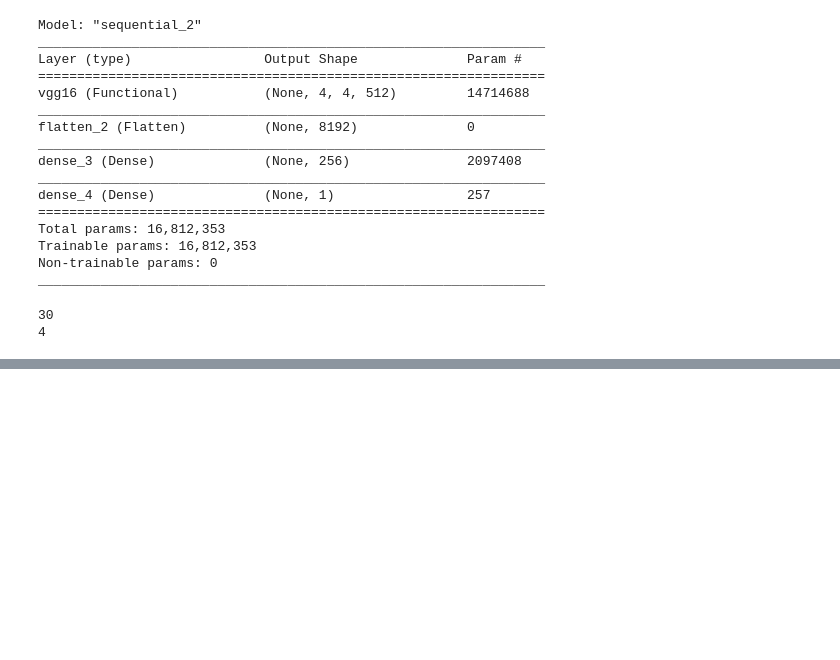
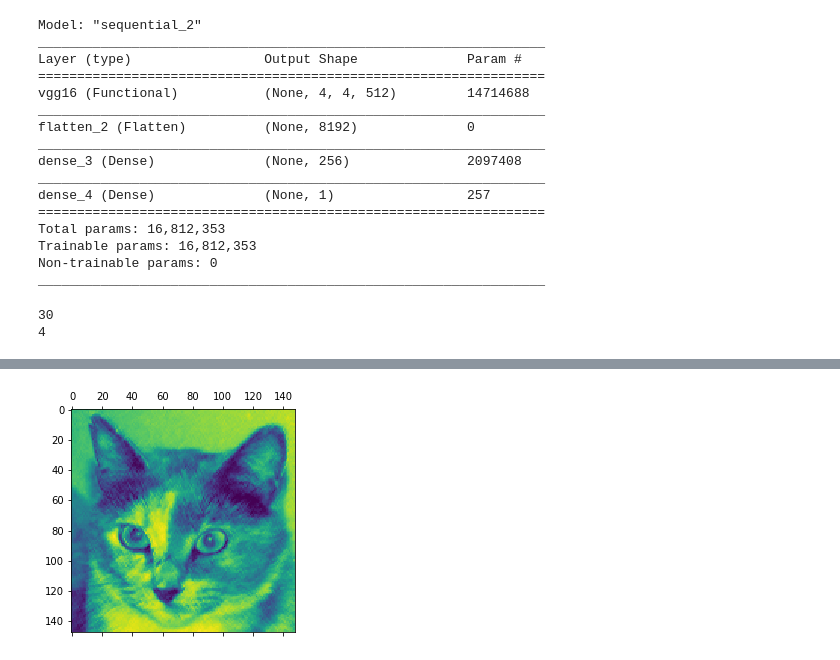
Before and after one commit to office-diet/python_keras_deeplearning, a Jupyter notebook: chapter05-03.ipynb, the cells around one changed output, grey strips where cells are left out. Cells and saved outputs as stored; diff of their text form; code cells hidden in the pictures; blank space fills up the shorter version.

```diff
--- a/chapter05-03.ipynb
+++ b/chapter05-03.ipynb
@@ -210,0 +209,6 @@ file size over
+# %%
+from tensorflow.keras.models import load_model
+import tensorflow as tf
+with tf.device("/cpu:0"):
+    model = load_model("C:/Users/galin/Downloads/Python/cats_and_dogs_small/cats_and_dogs_small_2.h5")
+    model.summary()
@@ -210,0 +253,11 @@ file size over
+# %%
+from tensorflow.keras import models
+with tf.device("/cpu:0"):
+    layer_outputs = [layer.output for layer in model.layers[:8]]
+    activation_model = models.Model(inputs=model.input, outputs=layer_outputs)
+    activations = activation_model.predict(img_tensor)
+    first_layer_activation = activations[0]
+    plt.matshow(first_layer_activation[0, :, :, 30], cmap="viridis")
+    plt.show()
+# %% [output]
+[figure, added]
```
Also changed, not shown: parts of 9 cells of this notebook.
